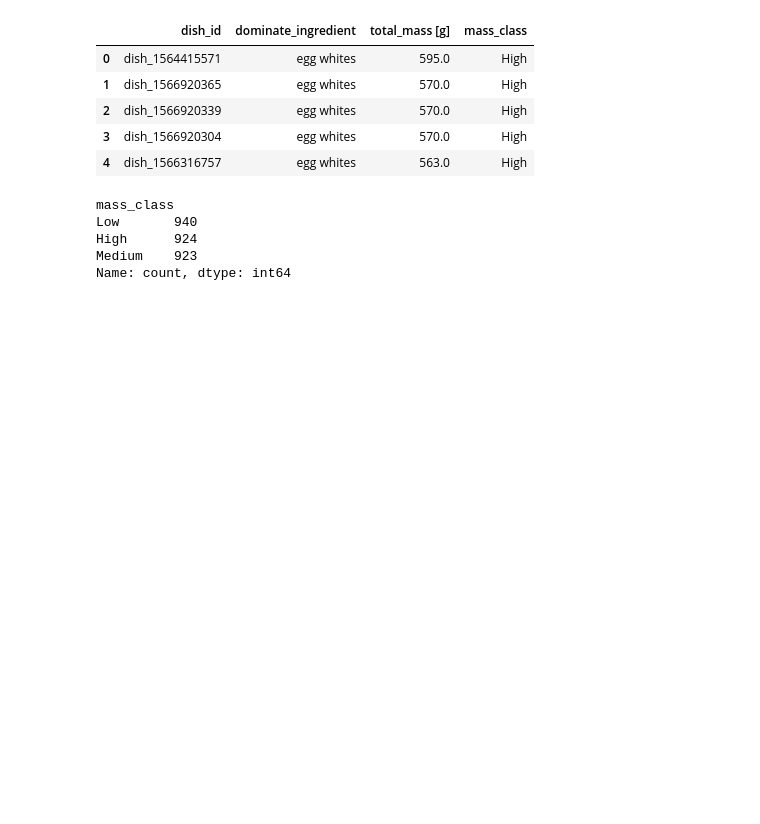
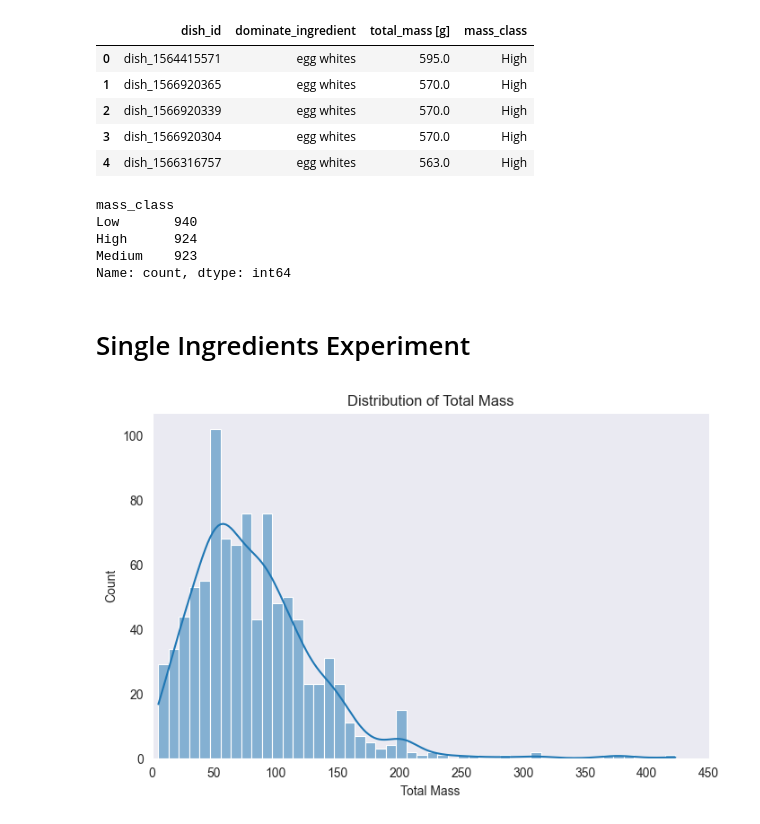
Before and after one commit to RotemGeva226/GlycemicLoad, a Jupyter notebook: Portions Estimation/notebooks/data_preprocessing.ipynb, the cells around one changed output. Cells and saved outputs as stored; diff of their text form; code cells hidden in the pictures; blank space fills up the shorter version.

Commit message:
Add content related to single ingredient analysis

```diff
--- a/Portions Estimation/notebooks/data_preprocessing.ipynb
+++ b/Portions Estimation/notebooks/data_preprocessing.ipynb
@@ -138,3 +136,20 @@ Low       940
 High      924
 Medium    923
 Name: count, dtype: int64
+# %% [markdown]
+# Single Ingredients Experiment
+# %%
+filepath = r"C:\Users\rotem.geva\PycharmProjects\GlycemicLoad\Portions Estimation\data\ingredients\SingleDishDataset.csv"
+df = pd.read_csv(filepath)
+plt.figure(figsize=(8,5))
+sns.histplot(df['Mass (g)'], bins=50, kde=True)
+plt.xlabel('Total Mass')
+plt.ylabel('Count')
+plt.xlim(0, None)
+plt.grid()
+plt.title("Distribution of Total Mass")
+max_value = df['Mass (g)'].max()
+plt.xticks(np.arange(0, max_value + 50, 50))
+plt.show()
+# %% [output]
+[figure, added]
```
Also changed, not shown: parts of 3 cells of this notebook.
